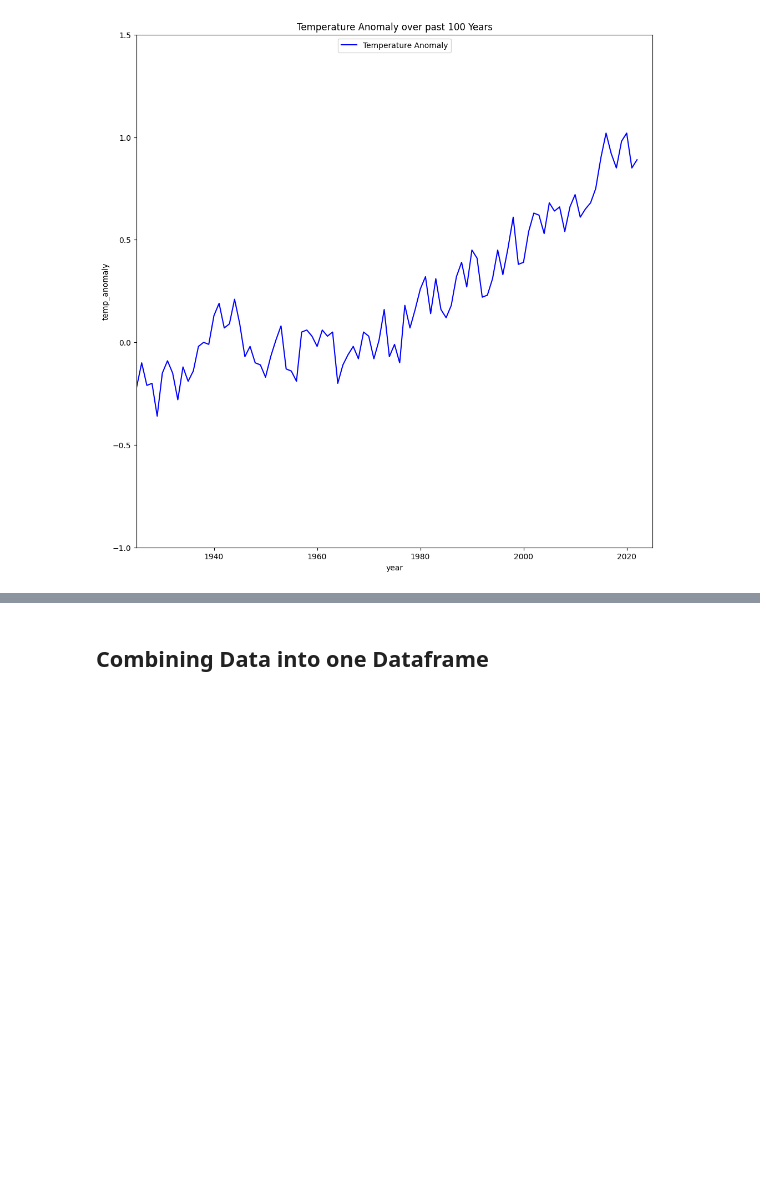
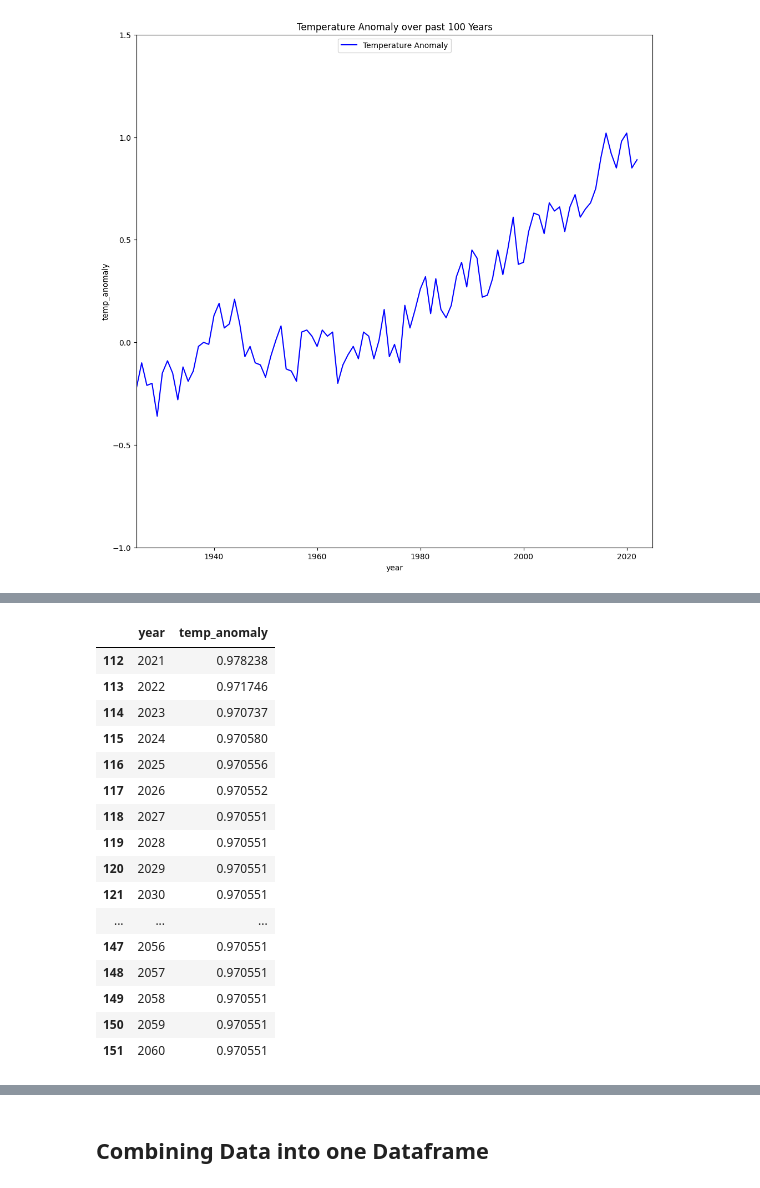
Before and after one commit to rachel-king4/PfDA_Assignment_2, a Jupyter notebook: pfda_assignment_2.ipynb, the cells around one changed output, grey strips where cells are left out. Drawn from its saved outputs; the diff is of its cells as text; code cells hidden in the pictures; blank space fills up the shorter version.

```diff
--- a/pfda_assignment_2.ipynb
+++ b/pfda_assignment_2.ipynb
@@ -459,0 +493,26 @@ plt.legend(loc='upper center')
+# %%
+forecast = model_fit.forecast(40)
+forecast
+
+years = list(range(2021, 2061))
+forecast = {'year' : years, 'temp_anomaly' : forecast}
+forecast = pd.DataFrame(forecast)
+forecast
+# %% [output]
+|  | year | temp_anomaly |
+| 112 | 2021 | 0.978238 |
+| 113 | 2022 | 0.971746 |
+| 114 | 2023 | 0.970737 |
+| 115 | 2024 | 0.970580 |
+| 116 | 2025 | 0.970556 |
+| 117 | 2026 | 0.970552 |
+| 118 | 2027 | 0.970551 |
+| 119 | 2028 | 0.970551 |
+| 120 | 2029 | 0.970551 |
+| 121 | 2030 | 0.970551 |
+| ... | ... | ... |
+| 147 | 2056 | 0.970551 |
+| 148 | 2057 | 0.970551 |
+| 149 | 2058 | 0.970551 |
+| 150 | 2059 | 0.970551 |
+| 151 | 2060 | 0.970551 |
```
Also changed, not shown: parts of 4 cells of this notebook.
